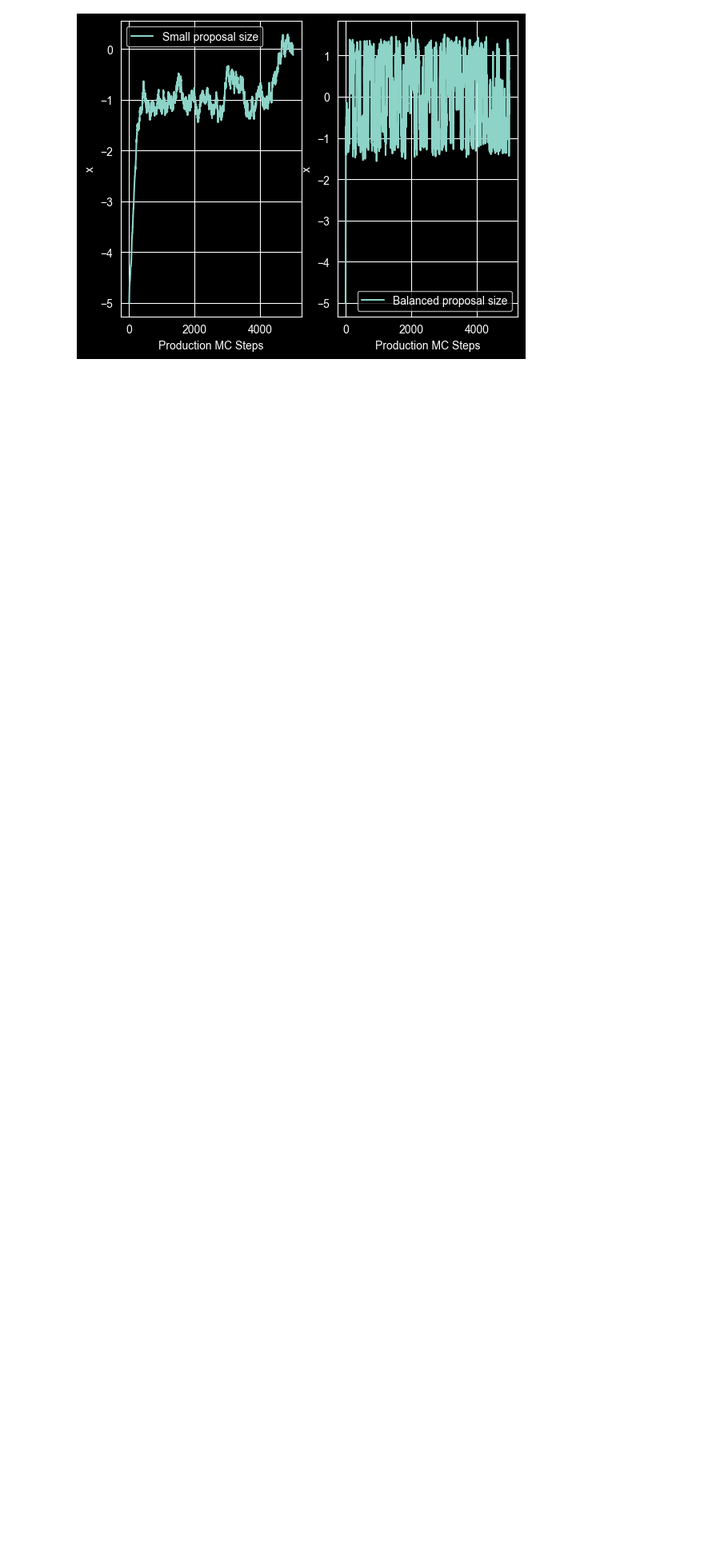
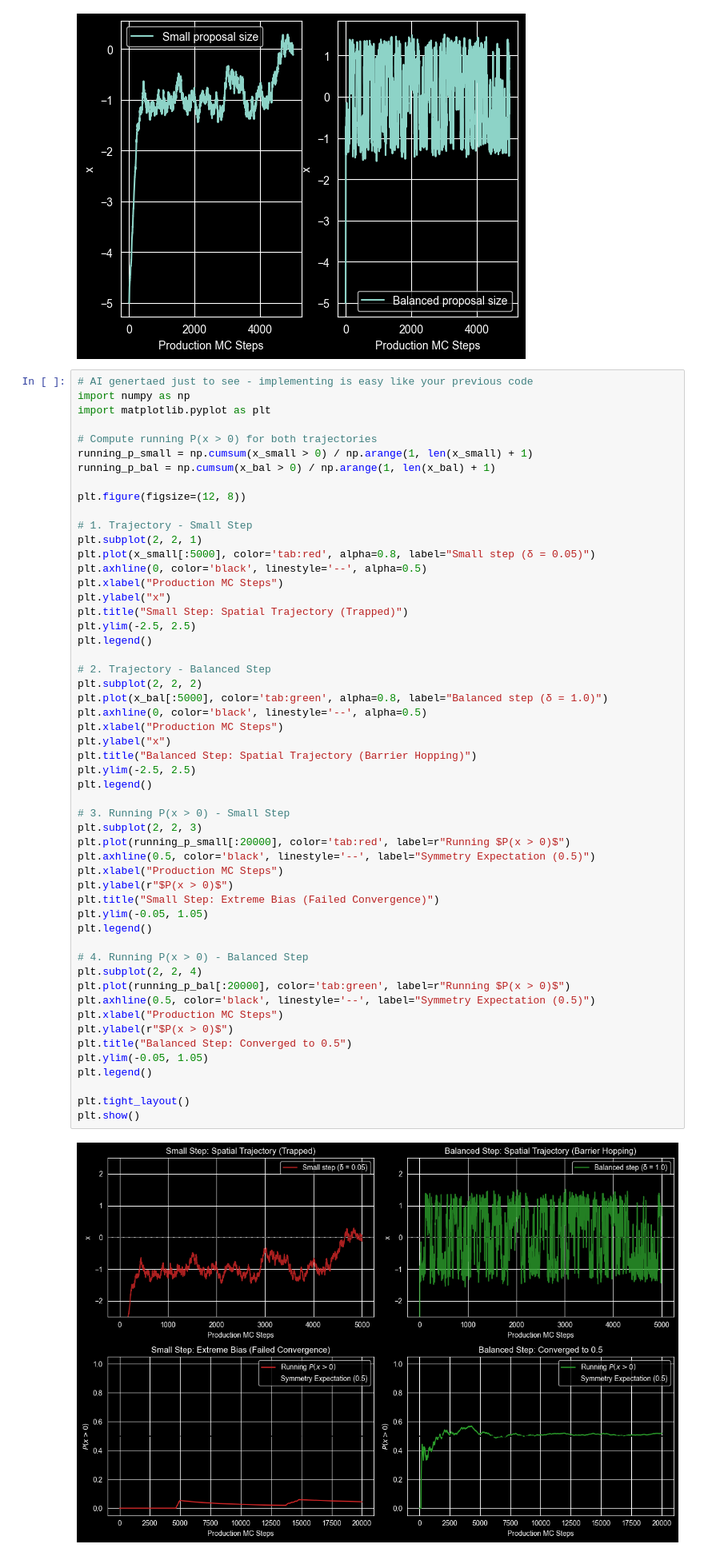
Before and after one commit to HochenM/Computer_Modeling_Course-Sabanci-, a Jupyter notebook: Week_2Monte Carlo Sampling, Equilibration & Diagnostics/Hands-On seesion_week2.ipynb, the cells around one changed output. Shown at 80% size. Drawn from its saved outputs; the diff is of its cells as text; blank space fills up the shorter version.

```diff
--- a/Week_2Monte Carlo Sampling, Equilibration & Diagnostics/Hands-On seesion_week2.ipynb
+++ b/Week_2Monte Carlo Sampling, Equilibration & Diagnostics/Hands-On seesion_week2.ipynb
@@ -986,6 +986,61 @@ plt.legend()
 # %% [output]
 <matplotlib.legend.Legend at 0x...>
 [figure]
+# %%
+# AI genertaed just to see - implementing is easy like your previous code
+import numpy as np
+import matplotlib.pyplot as plt
+
+# Compute running P(x > 0) for both trajectories
+running_p_small = np.cumsum(x_small > 0) / np.arange(1, len(x_small) + 1)
+running_p_bal = np.cumsum(x_bal > 0) / np.arange(1, len(x_bal) + 1)
+
+plt.figure(figsize=(12, 8))
+
+# 1. Trajectory - Small Step
+plt.subplot(2, 2, 1)
+plt.plot(x_small[:5000], color='tab:red', alpha=0.8, label="Small step (δ = 0.05)")
+plt.axhline(0, color='black', linestyle='--', alpha=0.5)
+plt.xlabel("Production MC Steps")
+plt.ylabel("x")
+plt.title("Small Step: Spatial Trajectory (Trapped)")
+plt.ylim(-2.5, 2.5)
+plt.legend()
+
+# 2. Trajectory - Balanced Step
+plt.subplot(2, 2, 2)
+plt.plot(x_bal[:5000], color='tab:green', alpha=0.8, label="Balanced step (δ = 1.0)")
+plt.axhline(0, color='black', linestyle='--', alpha=0.5)
+plt.xlabel("Production MC Steps")
+plt.ylabel("x")
+plt.title("Balanced Step: Spatial Trajectory (Barrier Hopping)")
+plt.ylim(-2.5, 2.5)
+plt.legend()
+
+# 3. Running P(x > 0) - Small Step
+plt.subplot(2, 2, 3)
+plt.plot(running_p_small[:20000], color='tab:red', label=r"Running $P(x > 0)$")
+plt.axhline(0.5, color='black', linestyle='--', label="Symmetry Expectation (0.5)")
+plt.xlabel("Production MC Steps")
+plt.ylabel(r"$P(x > 0)$")
+plt.title("Small Step: Extreme Bias (Failed Convergence)")
+plt.ylim(-0.05, 1.05)
+plt.legend()
+
+# 4. Running P(x > 0) - Balanced Step
+plt.subplot(2, 2, 4)
+plt.plot(running_p_bal[:20000], color='tab:green', label=r"Running $P(x > 0)$")
+plt.axhline(0.5, color='black', linestyle='--', label="Symmetry Expectation (0.5)")
+plt.xlabel("Production MC Steps")
+plt.ylabel(r"$P(x > 0)$")
+plt.title("Balanced Step: Converged to 0.5")
+plt.ylim(-0.05, 1.05)
+plt.legend()
+
+plt.tight_layout()
+plt.show()
+# %% [output]
+[figure, added]
 # %% [markdown]
 Here is the breakdown of the exact plots you will see, along with their scientific interpretation.
 
```
